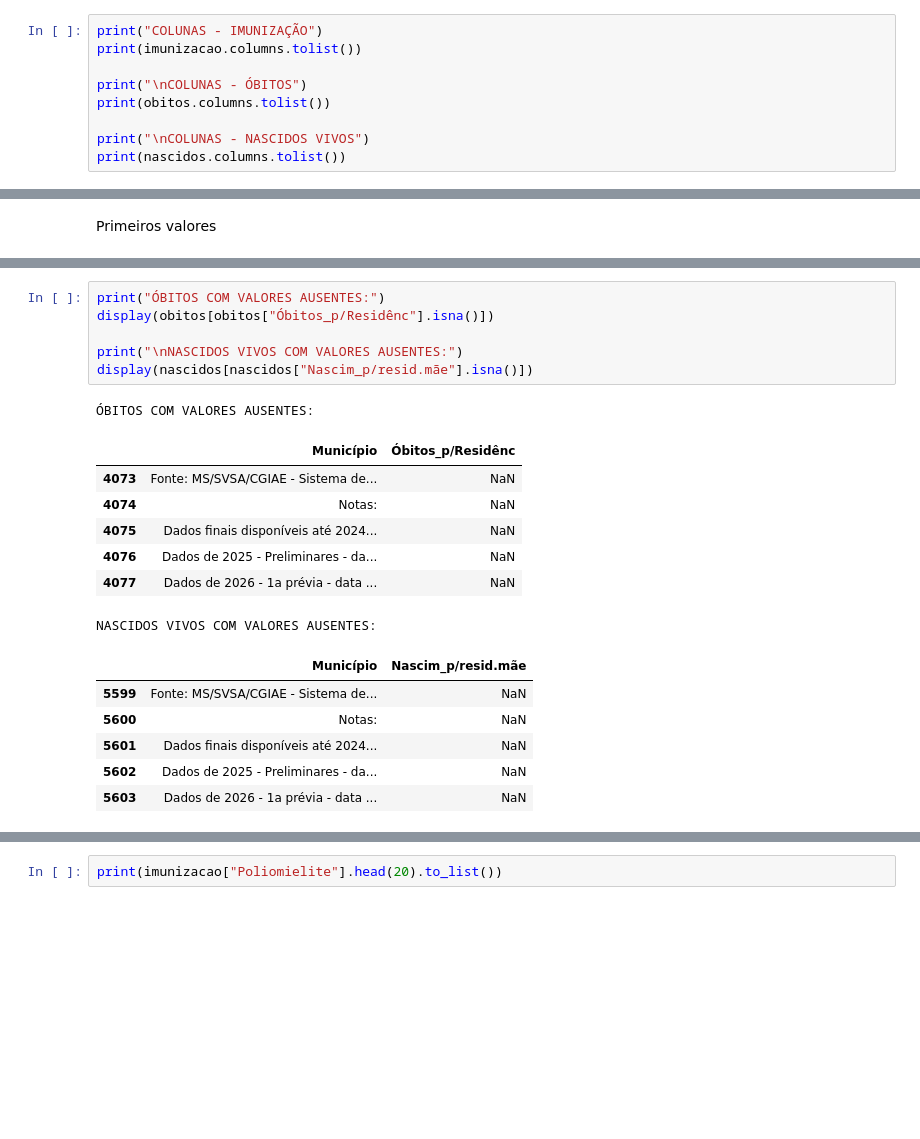
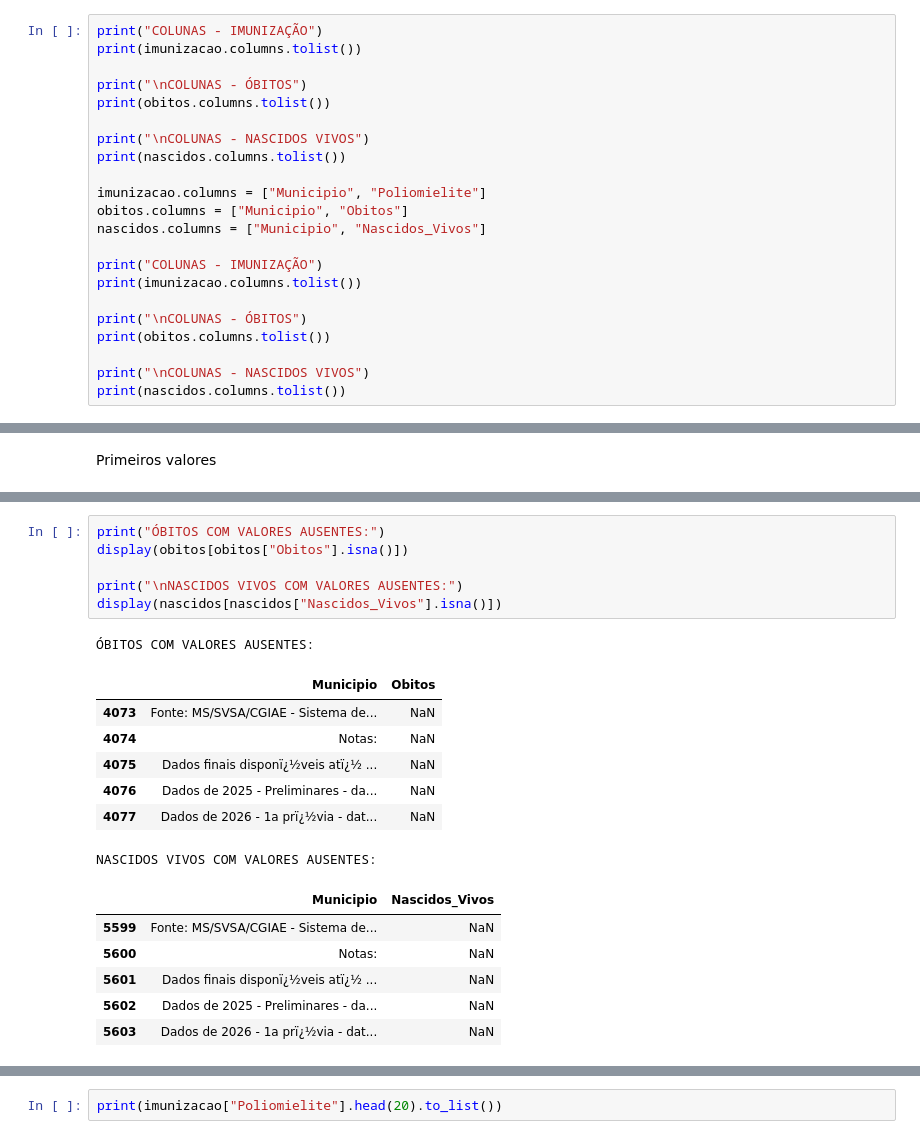
Before and after one commit to deltageneral186/Projeto-Final-de-Ciencia-de-Dados, a Jupyter notebook: datasets/Projeto Final de Ciência de Dados.ipynb, the cells around one changed output, grey strips where cells are left out. Saved outputs shown, nothing was run; the diff lists cells and outputs as text; blank space fills up the shorter version.

```diff
--- a/datasets/Projeto Final de Ciência de Dados.ipynb
+++ b/datasets/Projeto Final de Ciência de Dados.ipynb
@@ -48,5 +48,18 @@ print(obitos.columns.tolist())
 
 print("\nCOLUNAS - NASCIDOS VIVOS")
 print(nascidos.columns.tolist())
+
+imunizacao.columns = ["Municipio", "Poliomielite"]
+obitos.columns = ["Municipio", "Obitos"]
+nascidos.columns = ["Municipio", "Nascidos_Vivos"]
+
+print("COLUNAS - IMUNIZAÇÃO")
+print(imunizacao.columns.tolist())
+
+print("\nCOLUNAS - ÓBITOS")
+print(obitos.columns.tolist())
+
+print("\nCOLUNAS - NASCIDOS VIVOS")
+print(nascidos.columns.tolist())
 # %% [output]
 COLUNAS - IMUNIZAÇÃO
@@ -107,24 +128,24 @@ memory usage: 87.7+ KB
 # %%
 print("ÓBITOS COM VALORES AUSENTES:")
-display(obitos[obitos["Óbitos_p/Residênc"].isna()])
+display(obitos[obitos["Obitos"].isna()])
 
 print("\nNASCIDOS VIVOS COM VALORES AUSENTES:")
-display(nascidos[nascidos["Nascim_p/resid.mãe"].isna()])
+display(nascidos[nascidos["Nascidos_Vivos"].isna()])
 # %% [output]
 ÓBITOS COM VALORES AUSENTES:
-|  | Município | Óbitos_p/Residênc |
+|  | Municipio | Obitos |
 | 4073 | Fonte: MS/SVSA/CGIAE - Sistema de... | NaN |
 | 4074 | Notas: | NaN |
-| 4075 | Dados finais disponíveis até 2024... | NaN |
+| 4075 | Dados finais disponï¿½veis atï¿½ ... | NaN |
 | 4076 | Dados de 2025 - Preliminares - da... | NaN |
-| 4077 | Dados de 2026 - 1a prévia - data ... | NaN |
+| 4077 | Dados de 2026 - 1a prï¿½via - dat... | NaN |
 NASCIDOS VIVOS COM VALORES AUSENTES:
-|  | Município | Nascim_p/resid.mãe |
+|  | Municipio | Nascidos_Vivos |
 | 5599 | Fonte: MS/SVSA/CGIAE - Sistema de... | NaN |
 | 5600 | Notas: | NaN |
-| 5601 | Dados finais disponíveis até 2024... | NaN |
+| 5601 | Dados finais disponï¿½veis atï¿½ ... | NaN |
 | 5602 | Dados de 2025 - Preliminares - da... | NaN |
-| 5603 | Dados de 2026 - 1a prévia - data ... | NaN |
+| 5603 | Dados de 2026 - 1a prï¿½via - dat... | NaN |
 # %%
 print("ÓBITOS - ÚLTIMAS LINHAS")
 display(obitos.tail(10))
```
Also changed, not shown: parts of 17 cells of this notebook.
